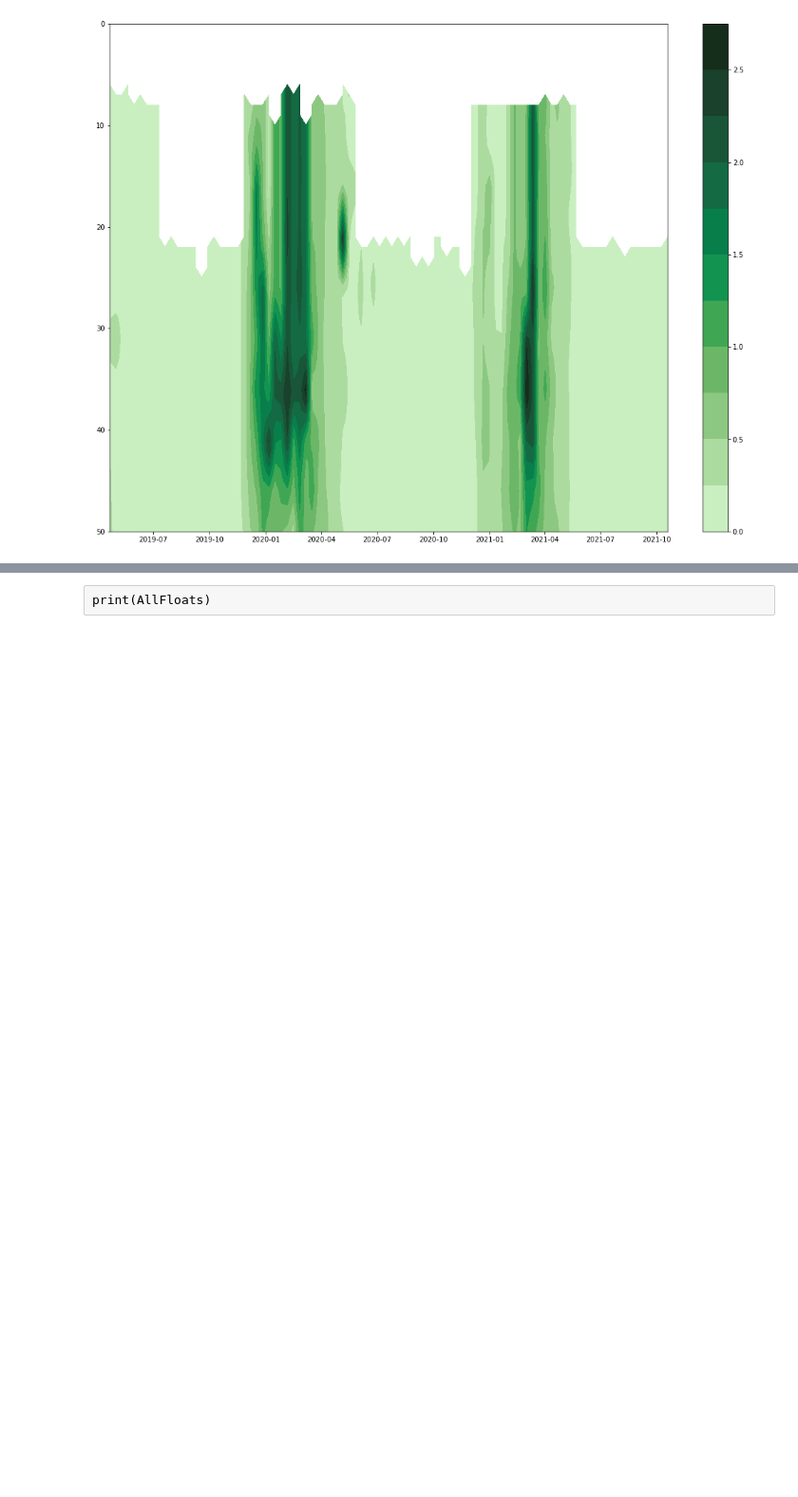
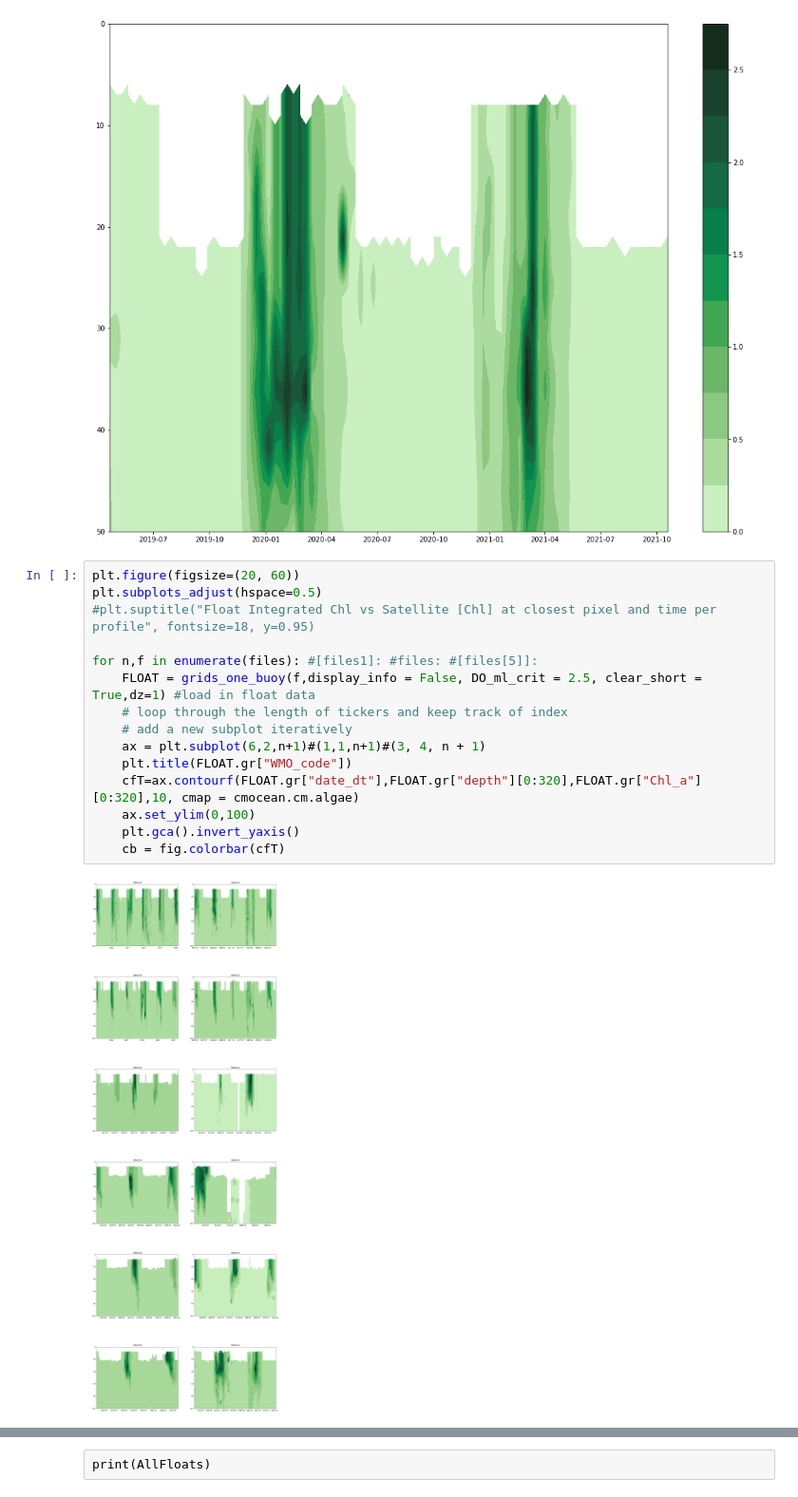
Before and after one commit to ClaraCDouglas/net_community_production, a Jupyter notebook: notebooks/Satellite_float_Matchup.ipynb, the cells around one changed output, grey strips where cells are left out. Shown at 95% size. Drawn from its saved outputs; the diff is of its cells as text; blank space fills up the shorter version.

```diff
--- a/notebooks/Satellite_float_Matchup.ipynb
+++ b/notebooks/Satellite_float_Matchup.ipynb
@@ -437,3 +460,20 @@ cb = fig.colorbar(cfT)
 (2001,)
 (2001, 92)
 [figure]
+# %%
+plt.figure(figsize=(20, 60))
+plt.subplots_adjust(hspace=0.5)
+#plt.suptitle("Float Integrated Chl vs Satellite [Chl] at closest pixel and time per profile", fontsize=18, y=0.95)
+
+for n,f in enumerate(files): #[files1]: #files: #[files[5]]:
+    FLOAT = grids_one_buoy(f,display_info = False, DO_ml_crit = 2.5, clear_short = True,dz=1) #load in float data
+    # loop through the length of tickers and keep track of index
+    # add a new subplot iteratively
+    ax = plt.subplot(6,2,n+1)#(1,1,n+1)#(3, 4, n + 1)
+    plt.title(FLOAT.gr["WMO_code"])
+    cfT=ax.contourf(FLOAT.gr["date_dt"],FLOAT.gr["depth"][0:320],FLOAT.gr["Chl_a"][0:320],10, cmap = cmocean.cm.algae)
+    ax.set_ylim(0,100)
+    plt.gca().invert_yaxis()
+    cb = fig.colorbar(cfT)
+# %% [output]
+[figure, added]
```
Also changed, not shown: parts of 53 cells of this notebook.
